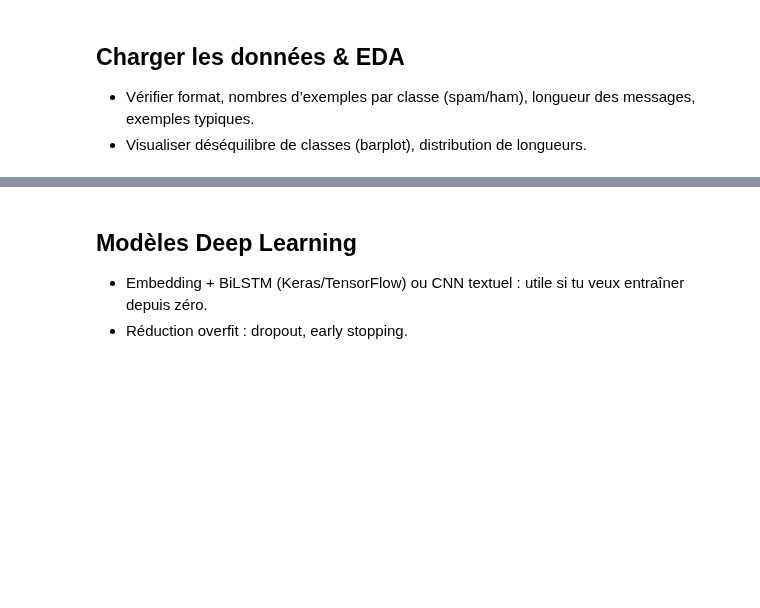
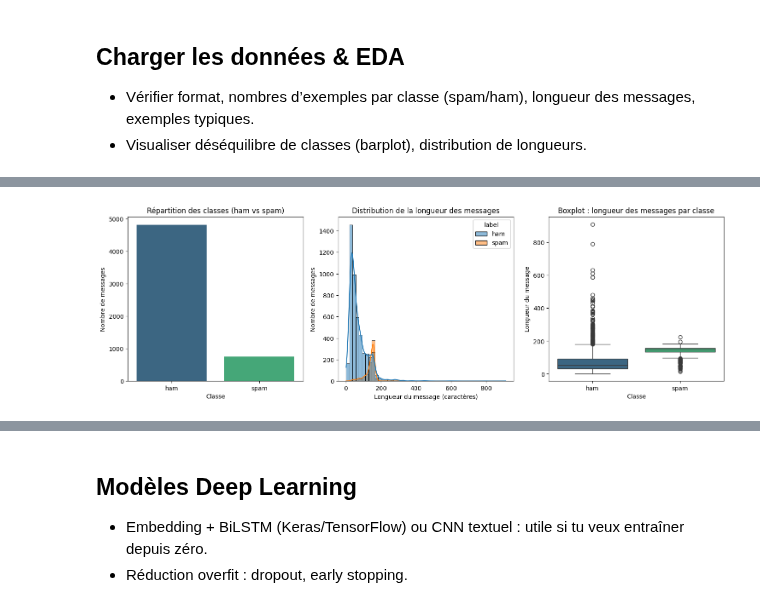
Before and after one commit to nlefort/JEDHA, a Jupyter notebook: PROJETS/07.Deep_learning/spams_detector.ipynb, the cells around one changed output, grey strips where cells are left out. Cells and saved outputs as stored; diff of their text form; code cells hidden in the pictures; blank space fills up the shorter version.

Commit message:
deep_learning_project

```diff
--- a/PROJETS/07.Deep_learning/spams_detector.ipynb
+++ b/PROJETS/07.Deep_learning/spams_detector.ipynb
@@ -13,7 +24,7 @@ Qu'est-ce qu'un ham ? A l'inverse du spam, le ham est un courrier que l'on dési
 # %%
 # Lecture des fichiers
 print("Loading dataset...")
-dataset = pd.read_csv("D:/Profils/NLefort/Desktop/JEDHA/PROJETS/07.Deep_learning/spam.csv", encoding='latin-1')
+dataset = pd.read_csv("spam.csv", encoding='latin-1')
 print("...Done.")
 # %% [output]
 Loading dataset...
@@ -25,0 +104,75 @@ Loading dataset...
+# %%
+# Conserver uniquement les colonnes v1, v2
+dataset = dataset[['v1', 'v2']].copy()
+
+# Renommer les colonnes pour plus de clarté
+dataset.columns = ['label', 'message']
+# %%
+# Vérifier les classes
+print("\nRÉPARTITION DES CLASSES (ham/spam)")
+print("-"*40)
+class_counts = dataset['label'].value_counts()
+print(class_counts)
+print("\nPourcentages :")
+print(round((class_counts / len(dataset)) * 100, 2))
+
+# Calcul de la longueur des messages
+dataset['message_length'] = dataset['message'].apply(len)
+
+# Statistiques descriptives sur la longueur
+print("\nSTATISTIQUES SUR LA LONGUEUR DES MESSAGES")
+print("-"*40)
+print(dataset.groupby('label')['message_length'].describe().round(2))
+
+# === VISUALISATIONS (1 colonne, 3 graphiques) ===
+fig, axes = plt.subplots(nrows=1, ncols=3, figsize=(18, 5))
+plt.subplots_adjust(hspace=0.4)
+
+# Répartition des classes
+sns.barplot(
+    x=class_counts.index,
+    y=class_counts.values,
+    hue=None,
+    palette='viridis',
+    ax=axes[0]
+)
+axes[0].set_title("Répartition des classes (ham vs spam)")
+axes[0].set_ylabel("Nombre de messages")
+axes[0].set_xlabel("Classe")
+
+# Distribution de la longueur des messages
+sns.histplot(
+    data=dataset,
+    x='message_length',
+    hue='label',
+    bins=50,
+    kde=True,
+    ax=axes[1]
+)
+axes[1].set_title("Distribution de la longueur des messages")
+axes[1].set_xlabel("Longueur du message (caractères)")
+axes[1].set_ylabel("Nombre de messages")
+
+# Boxplot des longueurs par classe
+sns.boxplot(
+    data=dataset,
+    x='label',
+    y='message_length',
+    hue=None,
+    palette='viridis',
+    ax=axes[2]
+)
+axes[2].set_title("Boxplot : longueur des messages par classe")
+axes[2].set_xlabel("Classe")
+axes[2].set_ylabel("Longueur du message")
+
+plt.show()
+
+# Exemples typiques
+print("\nEXEMPLES TYPIQUES")
+print("-"*40)
+print("\n--- HAM ---")
+print(dataset[dataset['label'] == 'ham']['message'].sample(3, random_state=42).values) # Exemple sur 3 messages
+print("\n--- SPAM ---")
+print(dataset[dataset['label'] == 'spam']['message'].sample(3, random_state=42).values) # Exemple sur 3 messages
+# %% [output]
@@ -25,0 +198 @@ Loading dataset...
+[figure, added]
```
Also changed, not shown: parts of 11 cells of this notebook, 2 other files.
